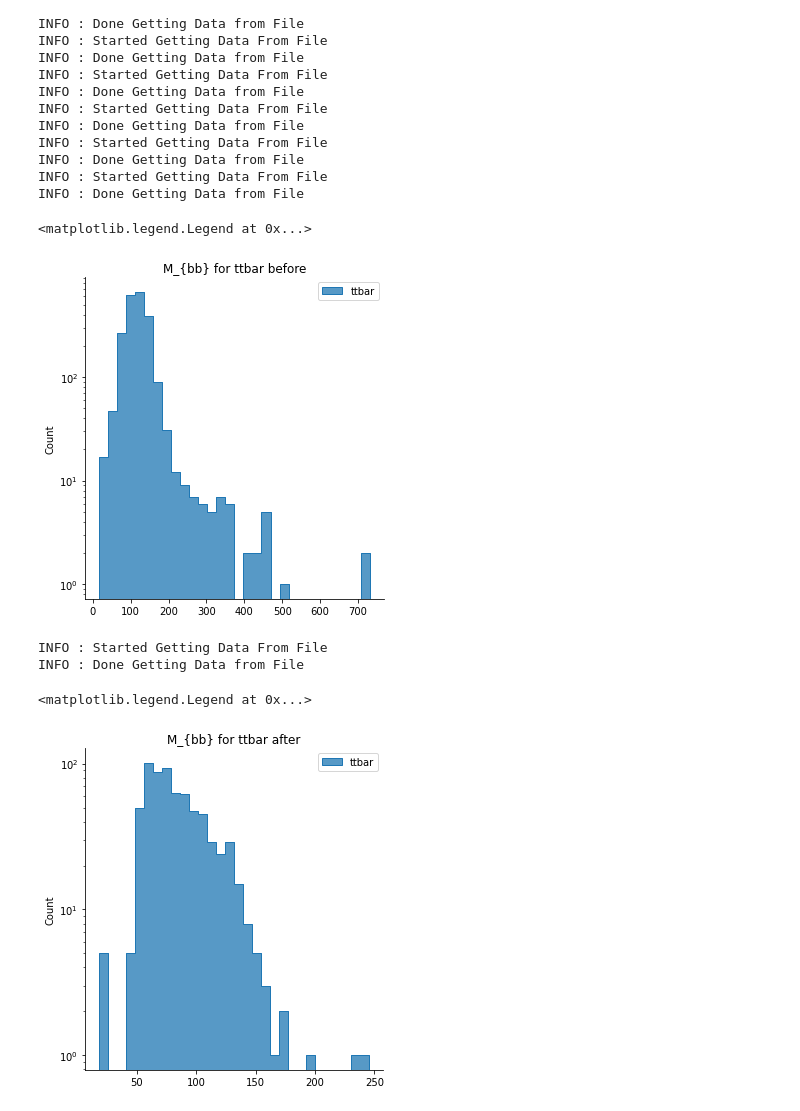
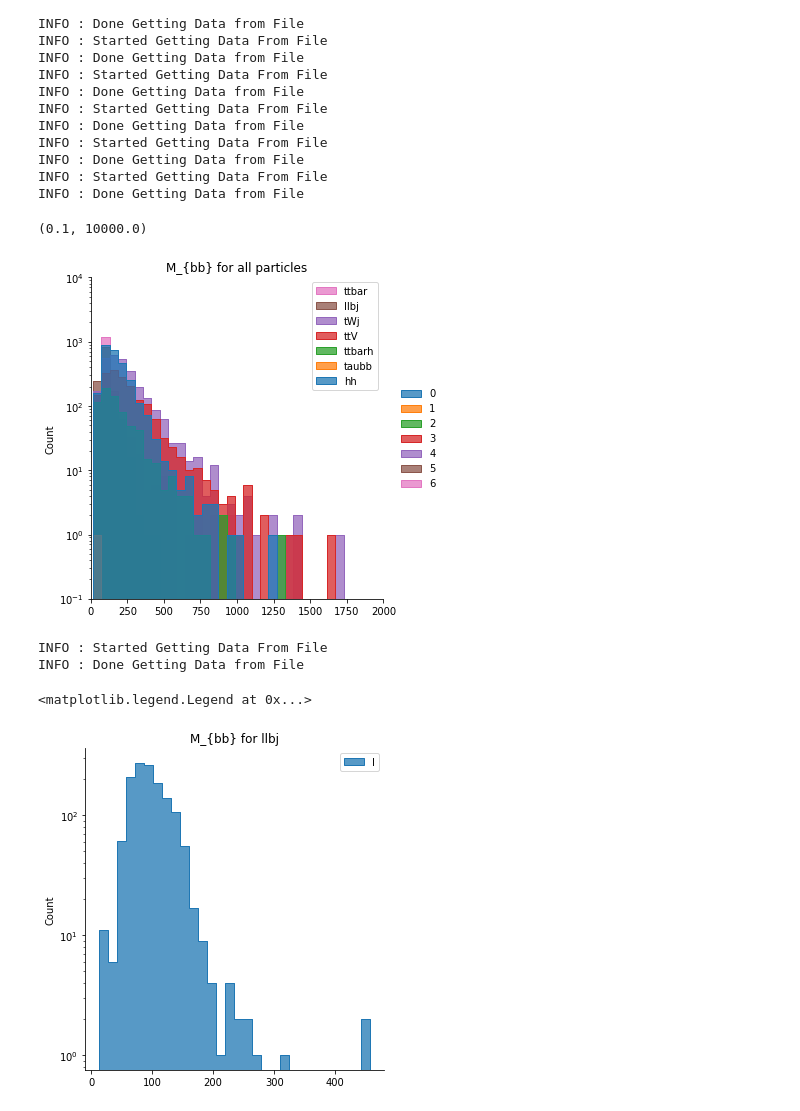
Before and after one commit to Blizzard57/higgs-self-coupling, a Jupyter notebook: codes/ML/mpnn_replication.ipynb, the cells around one changed output. Saved outputs shown, nothing was run; the diff lists cells and outputs as text; code cells hidden in the pictures.

```diff
--- a/codes/ML/mpnn_replication.ipynb
+++ b/codes/ML/mpnn_replication.ipynb
@@ -230,29 +230,34 @@ INFO : Started Getting Data From File
 INFO : Done Getting Data from File
 INFO : Started Getting Data From File
 INFO : Done Getting Data from File
+# %%
+process.reverse()
+rev_proc = process
+process.reverse()
 # %%
-sns.displot(mbb[0],bins=30,log_scale=[False,True],element='step')
-plt.title('M_{bb} for ttbar before')
-plt.legend(process)
-#plt.xlim(0,2000)
-#plt.ylim(0.1,10e3)
+sns.displot(mbb,bins=30,log_scale=[False,True],element='step')
+plt.title('M_{bb} for all particles')
+plt.legend(rev_proc)
+plt.xlim(0,2000)
+plt.ylim(0.1,10e3)
 # %% [output]
-<matplotlib.legend.Legend at 0x...>
+(0.1, 10000.0)
-[figure, old version]
+[figure, new version]
-# %%
-mbb[1] = getMbb('llbj')
-# %% [output]
-INFO : Started Getting Data From File
-INFO : Done Getting Data from File
+# %%
+i = 3
+mbb[i] = getMbb(process[i])
+# %% [output]
+INFO : Started Getting Data From File
+INFO : Done Getting Data from File
 # %%
-sns.displot(mbb[1],bins=30,log_scale=[False,True],element='step')
-plt.title('M_{bb} for ttbar after')
-plt.legend(process)
+sns.displot(mbb[i],bins=30,log_scale=[False,True],element='step')
+plt.title('M_{bb} for ' + str(process[i]))
+plt.legend(process[i])
 #plt.xlim(0,2000)
 #plt.ylim(0.1,10e3)
 # %% [output]
 <matplotlib.legend.Legend at 0x...>
-[figure, old version]
+[figure, new version]
 # %%
 for i in range(1):
     plt.hist(mbb[i],bins=30,log=True,weights=np.ones_like(mbb[i])*k_factor[i]*cs_norm[i]/cs[i])
```
Also changed, not shown: parts of 2 cells of this notebook, 15 other files.
